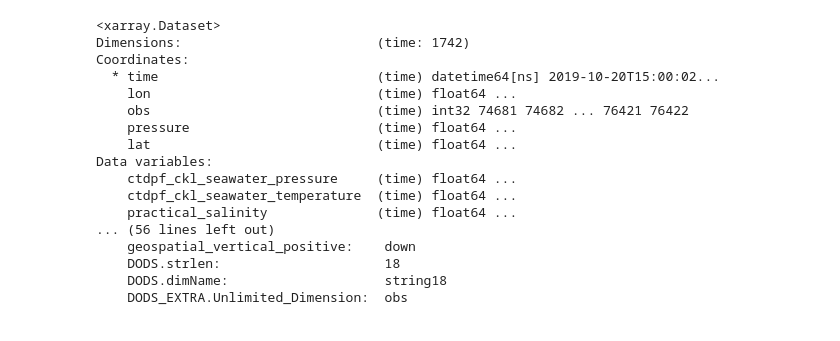
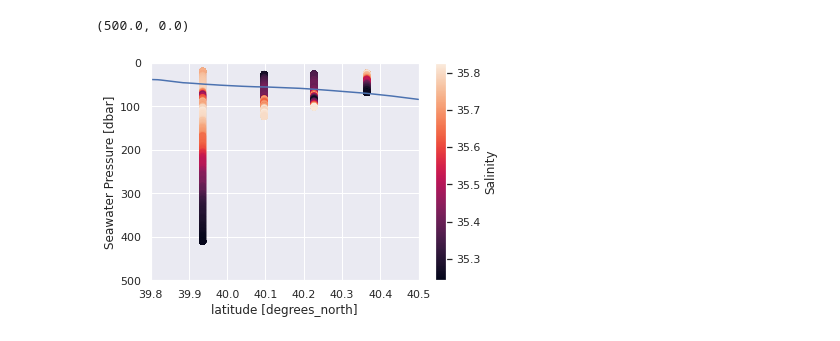
Before and after one commit to sryan288/ohw20-proj-ooi-profiles-section, a Jupyter notebook: 03_Interpolation_over_distance.ipynb, the cells around one changed output. Drawn from its saved outputs; the diff is of its cells as text; code cells hidden in the pictures.

```diff
--- a/03_Interpolation_over_distance.ipynb
+++ b/03_Interpolation_over_distance.ipynb
@@ -96,0 +267,6 @@ ds;
+# %%
+ids = ids.swap_dims({'obs': 'time'}) #Swap dimensions
+cids = cids.swap_dims({'obs': 'time'}) #Swap dimensions
+cods = cods.swap_dims({'obs': 'time'}) #Swap dimensions
+ods = ods.swap_dims({'obs': 'time'}) #Swap dimensions
+ids
@@ -97,5 +291,7 @@ ds;
 # %%
-di15=di.sel(time="2019-10-20T15",method="nearest")
-dci15=dci.sel(time="2019-10-20T15",method="nearest")
-dco15=dco.sel(time="2019-10-20T15",method="nearest")
-do15=do.sel(time="2019-10-20T15",method="nearest")
+# select same day for each profiler
+ids15=ids.sel(time="2019-10-15T03", method="nearest")
+cids15=cids.sel(time="2019-10-15T03", method="nearest")
+cods15=cods.sel(time="2019-10-15T03", method="nearest")
+ods15=ods.sel(time="2019-10-15T03", method="nearest")
+ids15
@@ -102,23 +315,0 @@ do15=do.sel(time="2019-10-20T15",method="nearest")
-# %%
-di15
-dci15
-dco15
-do15
-# %% [output]
-<xarray.Dataset>
-Dimensions:                         (time: 1742)
-Coordinates:
-  * time                            (time) datetime64[ns] 2019-10-20T15:00:02...
-    lon                             (time) float64 ...
-    obs                             (time) int32 74681 74682 ... 76421 76422
-    pressure                        (time) float64 ...
-    lat                             (time) float64 ...
-Data variables:
-    ctdpf_ckl_seawater_pressure     (time) float64 ...
-    ctdpf_ckl_seawater_temperature  (time) float64 ...
-    practical_salinity              (time) float64 ...
-... (56 lines left out)
-    geospatial_vertical_positive:    down
-    DODS.strlen:                     18
-    DODS.dimName:                    string18
-    DODS_EXTRA.Unlimited_Dimension:  obs
@@ -268,0 +316,35 @@ fig, ax, cb = plot_section(ctd_casts, var="CT", reverse=True, filled=True)
+# %%
+
+cci=ids15.plot.scatter(x="lat", y="ctdpf_ckl_seawater_pressure", c=ids15.practical_salinity.data)
+
+
+ccci=cids15.plot.scatter(x="lat", y="ctdpf_ckl_seawater_pressure", c=cids15.practical_salinity.data)
+
+
+ccco=cods15.plot.scatter(x="lat", y="ctdpf_ckl_seawater_pressure", c=cods15.practical_salinity.data)
+
+cco=ods15.plot.scatter(x="lat", y="ctdpf_ckl_seawater_pressure", c=ods15.practical_salinity.data)
+
+plt.gca().invert_yaxis()
+plt.colorbar(cci, label='Salinity')
+
+#Load in bathymetric data
+bathymetry=xr.open_dataset('GMRT_39-41N_70-71W.nc')
+bath_df=bathymetry.to_dataframe
+
+#Plot
+z=bathymetry.z.values.reshape([1023,535]).mean(axis=1)
+
+#Get x range
+x=np.linspace(bathymetry.x_range[0],bathymetry.x_range[1],535)
+y=np.linspace(bathymetry.y_range[0],bathymetry.y_range[1],1023)
+
+#gsw.p_from_z()
+
+#PLot
+plt.plot(y,-z)
+plt.xlim(39.8,40.5)
+plt.ylim(500,0)
+# %% [output]
+(500.0, 0.0)
+[figure, added]
```
Also changed, not shown: parts of 24 cells of this notebook.
